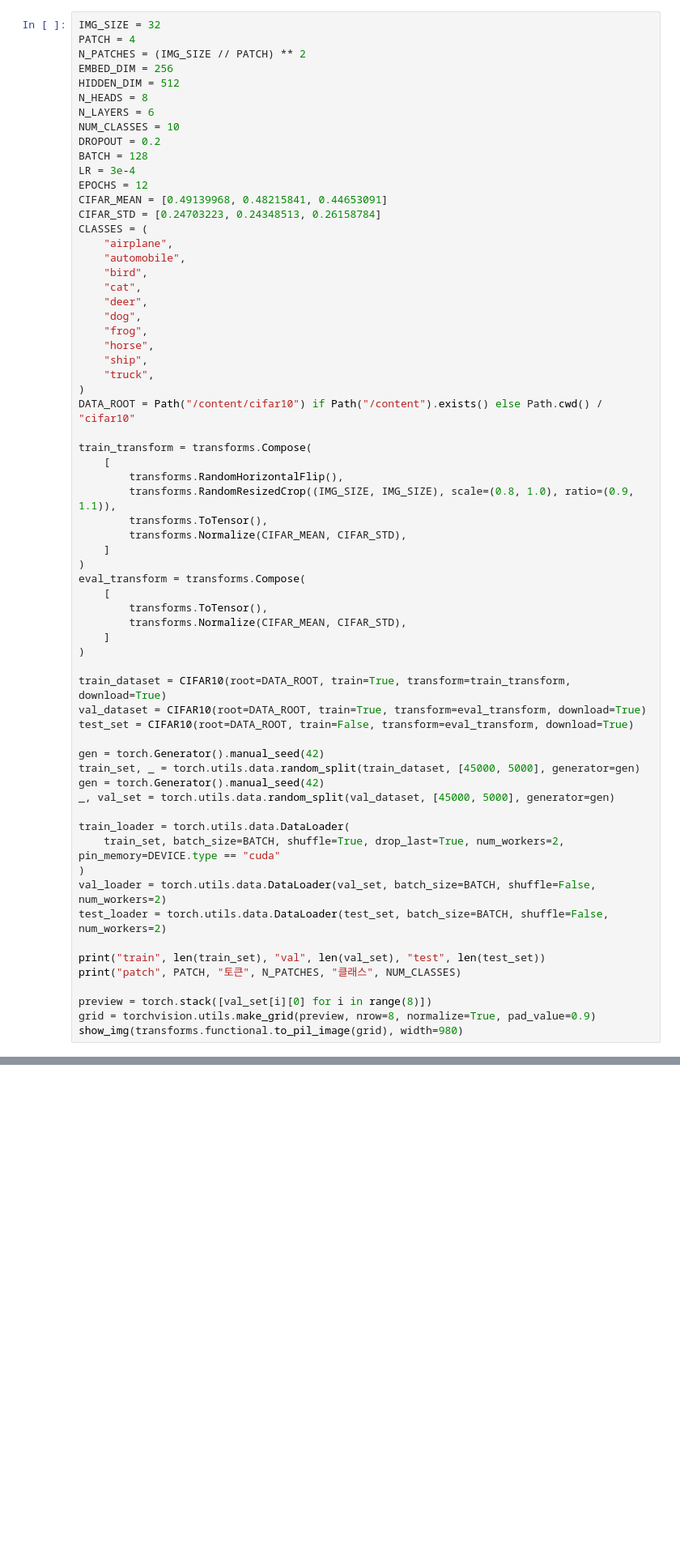
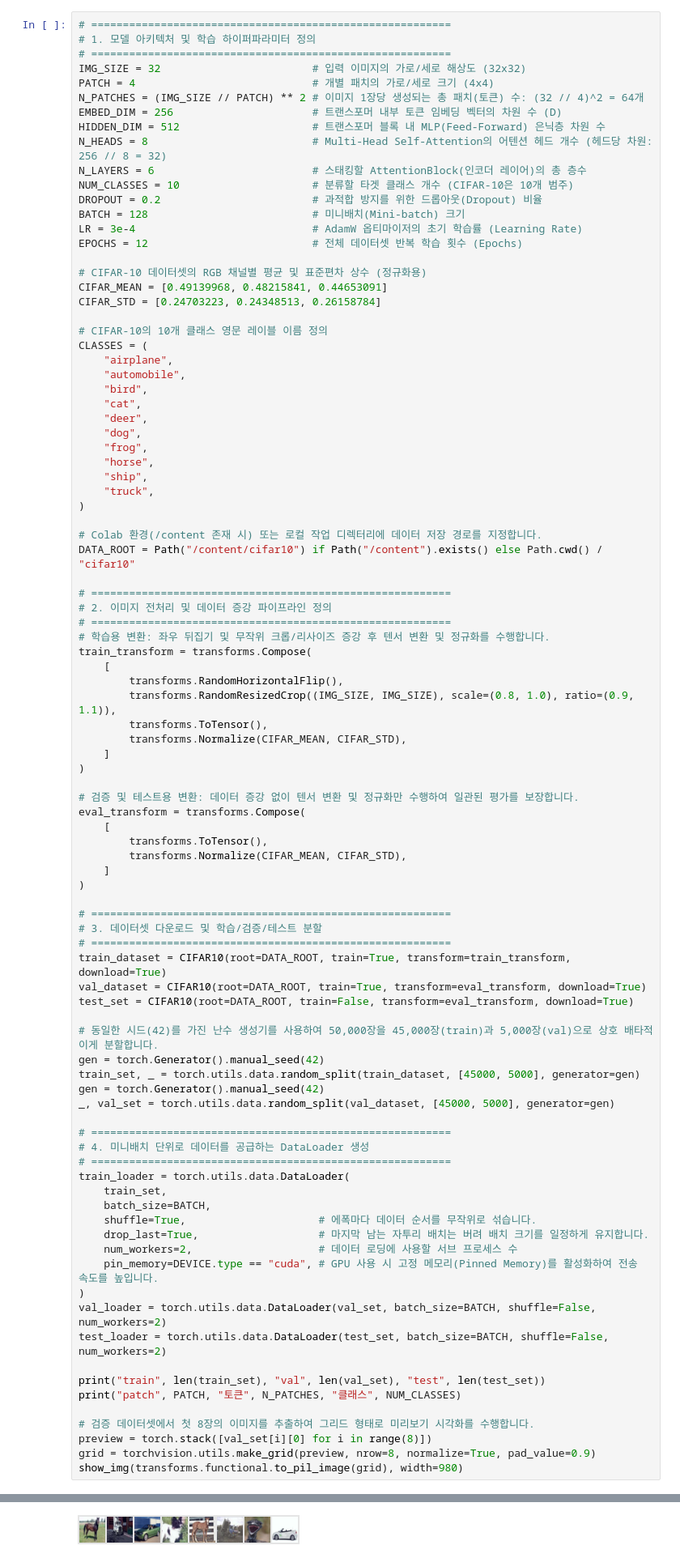
Before and after one commit to loveiori/ai-lectures, a Jupyter notebook: 7-4_ViT_CIFAR10_Classification.ipynb, the cells around one changed output, grey strips where cells are left out. Shown at 81% size. Drawn from its saved outputs; the diff is of its cells as text; blank space fills up the shorter version.

```diff
--- a/7-4_ViT_CIFAR10_Classification.ipynb
+++ b/7-4_ViT_CIFAR10_Classification.ipynb
@@ -147,18 +221,25 @@ CIFAR-10 학습 사진 5만 장 가운데 4만 5천 장으로 학습하고 5천
 # %%
-IMG_SIZE = 32
-PATCH = 4
-N_PATCHES = (IMG_SIZE // PATCH) ** 2
-EMBED_DIM = 256
-HIDDEN_DIM = 512
-N_HEADS = 8
-N_LAYERS = 6
-NUM_CLASSES = 10
-DROPOUT = 0.2
-BATCH = 128
-LR = 3e-4
-EPOCHS = 12
+# =========================================================
+# 1. 모델 아키텍처 및 학습 하이퍼파라미터 정의
+# =========================================================
+IMG_SIZE = 32                        # 입력 이미지의 가로/세로 해상도 (32x32)
+PATCH = 4                            # 개별 패치의 가로/세로 크기 (4x4)
+N_PATCHES = (IMG_SIZE // PATCH) ** 2 # 이미지 1장당 생성되는 총 패치(토큰) 수: (32 // 4)^2 = 64개
+EMBED_DIM = 256                      # 트랜스포머 내부 토큰 임베딩 벡터의 차원 수 (D)
+HIDDEN_DIM = 512                     # 트랜스포머 블록 내 MLP(Feed-Forward) 은닉층 차원 수
+N_HEADS = 8                          # Multi-Head Self-Attention의 어텐션 헤드 개수 (헤드당 차원: 256 // 8 = 32)
+N_LAYERS = 6                         # 스태킹할 AttentionBlock(인코더 레이어)의 총 층수
+NUM_CLASSES = 10                     # 분류할 타겟 클래스 개수 (CIFAR-10은 10개 범주)
+DROPOUT = 0.2                        # 과적합 방지를 위한 드롭아웃(Dropout) 비율
+BATCH = 128                          # 미니배치(Mini-batch) 크기
+LR = 3e-4                            # AdamW 옵티마이저의 초기 학습률 (Learning Rate)
+EPOCHS = 12                          # 전체 데이터셋 반복 학습 횟수 (Epochs)
+
+# CIFAR-10 데이터셋의 RGB 채널별 평균 및 표준편차 상수 (정규화용)
 CIFAR_MEAN = [0.49139968, 0.48215841, 0.44653091]
 CIFAR_STD = [0.24703223, 0.24348513, 0.26158784]
+
+# CIFAR-10의 10개 클래스 영문 레이블 이름 정의
 CLASSES = (
     "airplane",
     "automobile",
@@ -171,8 +252,14 @@ CLASSES = (
     "ship",
     "truck",
 )
+
+# Colab 환경(/content 존재 시) 또는 로컬 작업 디렉터리에 데이터 저장 경로를 지정합니다.
 DATA_ROOT = Path("/content/cifar10") if Path("/content").exists() else Path.cwd() / "cifar10"
 
+# =========================================================
+# 2. 이미지 전처리 및 데이터 증강 파이프라인 정의
+# =========================================================
+# 학습용 변환: 좌우 뒤집기 및 무작위 크롭/리사이즈 증강 후 텐서 변환 및 정규화를 수행합니다.
 train_transform = transforms.Compose(
     [
         transforms.RandomHorizontalFlip(),
@@ -181,6 +268,8 @@ train_transform = transforms.Compose(
         transforms.Normalize(CIFAR_MEAN, CIFAR_STD),
     ]
 )
+
+# 검증 및 테스트용 변환: 데이터 증강 없이 텐서 변환 및 정규화만 수행하여 일관된 평가를 보장합니다.
 eval_transform = transforms.Compose(
     [
         transforms.ToTensor(),
@@ -188,17 +277,29 @@ eval_transform = transforms.Compose(
     ]
 )
 
+# =========================================================
+# 3. 데이터셋 다운로드 및 학습/검증/테스트 분할
+# =========================================================
 train_dataset = CIFAR10(root=DATA_ROOT, train=True, transform=train_transform, download=True)
 val_dataset = CIFAR10(root=DATA_ROOT, train=True, transform=eval_transform, download=True)
 test_set = CIFAR10(root=DATA_ROOT, train=False, transform=eval_transform, download=True)
 
+# 동일한 시드(42)를 가진 난수 생성기를 사용하여 50,000장을 45,000장(train)과 5,000장(val)으로 상호 배타적이게 분할합니다.
 gen = torch.Generator().manual_seed(42)
 train_set, _ = torch.utils.data.random_split(train_dataset, [45000, 5000], generator=gen)
 gen = torch.Generator().manual_seed(42)
 _, val_set = torch.utils.data.random_split(val_dataset, [45000, 5000], generator=gen)
 
+# =========================================================
+# 4. 미니배치 단위로 데이터를 공급하는 DataLoader 생성
+# =========================================================
 train_loader = torch.utils.data.DataLoader(
-    train_set, batch_size=BATCH, shuffle=True, drop_last=True, num_workers=2, pin_memory=DEVICE.type == "cuda"
+    train_set,
+    batch_size=BATCH,
+    shuffle=True,                     # 에폭마다 데이터 순서를 무작위로 섞습니다.
+    drop_last=True,                   # 마지막 남는 자투리 배치는 버려 배치 크기를 일정하게 유지합니다.
+    num_workers=2,                    # 데이터 로딩에 사용할 서브 프로세스 수
+    pin_memory=DEVICE.type == "cuda", # GPU 사용 시 고정 메모리(Pinned Memory)를 활성화하여 전송 속도를 높입니다.
 )
 val_loader = torch.utils.data.DataLoader(val_set, batch_size=BATCH, shuffle=False, num_workers=2)
 test_loader = torch.utils.data.DataLoader(test_set, batch_size=BATCH, shuffle=False, num_workers=2)
@@ -206,6 +307,8 @@ test_loader = torch.utils.data.DataLoader(test_set, batch_size=BATCH, shuffle=Fa
 print("train", len(train_set), "val", len(val_set), "test", len(test_set))
 print("patch", PATCH, "토큰", N_PATCHES, "클래스", NUM_CLASSES)
 
+# 검증 데이터셋에서 첫 8장의 이미지를 추출하여 그리드 형태로 미리보기 시각화를 수행합니다.
 preview = torch.stack([val_set[i][0] for i in range(8)])
 grid = torchvision.utils.make_grid(preview, nrow=8, normalize=True, pad_value=0.9)
 show_img(transforms.functional.to_pil_image(grid), width=980)
+# %% [output]
@@ -212 +317,2 @@ show_img(transforms.functional.to_pil_image(grid), width=980)
+[figure, added]
 # %% [markdown]
```
Also changed, not shown: parts of 19 cells of this notebook, 14 other files.
